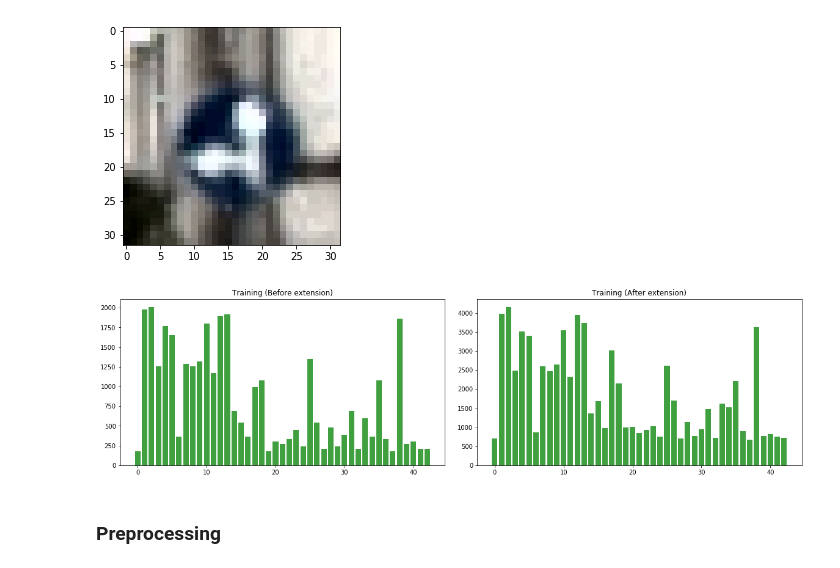
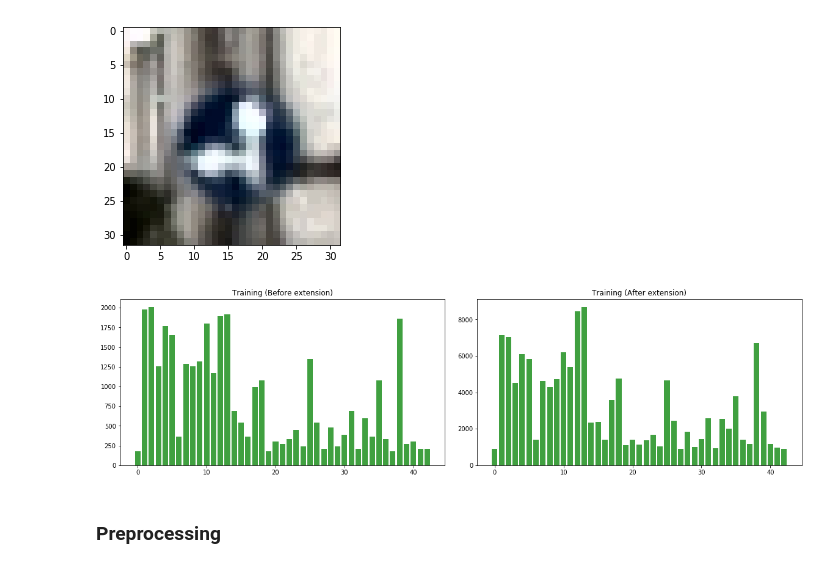
Before and after one commit to hafizur-rahman/CarND-Traffic-Sign-Classifier-Project, a Jupyter notebook: Traffic_Sign_Classifier.ipynb, the cells around one changed output. Saved outputs shown, nothing was run; the diff lists cells and outputs as text; code cells hidden in the pictures.

```diff
--- a/Traffic_Sign_Classifier.ipynb
+++ b/Traffic_Sign_Classifier.ipynb
@@ -210,0 +233,8 @@ show_class_sample(images_by_class)
+# %%
+_y_flip = [
+    (11, 11), (12, 12), (13, 13), (15, 15),
+    (18, 18),(19, 20), (20, 19), (26, 26), (33, 34),
+    (34, 33), (36, 37), (37, 36), (38, 39), (39, 38)
+]
+
+show_flip_sample(_y_flip)
@@ -281,67 +304,55 @@ X_train_extended = []
 y_train_extended = []
 
 hist, bins = np.histogram(y_train, bins=range(44))
-top_k_low_count_classes = np.array(sorted(zip(hist, bins)))[:20,:]
 
-rotation_prop = dict()
-flip_y_diff_class = [(19, 20), (33, 34)]
-for info in flip_y_diff_class:
-    rotation_prop[info[0]] = ([], [info[1]])
-    rotation_prop[info[1]] = ([], [info[0]])
-
-flip_y_same_class = [26]
-for c in flip_y_same_class:
-    rotation_prop[c] = ([], [c])
-
-flip_xy_same_class = [15, 17]
-for c in flip_xy_same_class:
-    rotation_prop[c] = ([c], [c])
+y_flip = dict()
+for c, _c in _y_flip: y_flip[c] = _c
 
 import random as rnd
 rnd.seed(9001)
 
 for i, data in zip(range(len(y_train)), y_train):
-    if hist[data] < 600 or rnd.randint(1, 100) > 80:
+    if data in y_flip.keys():
+        _c = y_flip[data]
+
+        X_train_extended.append(flip_y_axis(X_train[i]))
+        y_train_extended.append(_c)
+        hist[data] = hist[data] + 1
+
+    if hist[data] < 600 or rnd.randint(1, 100) > 50:
         X_train_extended.append(scale_image(X_train[i]))
         y_train_extended.append(data)
 
         X_train_extended.append(rotate_image(X_train[i]))
         y_train_extended.append(data)
 
         v_min, v_max = np.percentile(X_train[i], (2, 98))
         X_train_extended.append(exposure.rescale_intensity(X_train[i], in_range=(v_min, v_max)))
         y_train_extended.append(data)
 
         X_train_extended.append(equalize_hist_color(X_train[i]))
         y_train_extended.append(data)
 
         X_train_extended.append(exposure.adjust_gamma(X_train[i], gamma=0.4, gain=0.9))
         y_train_extended.append(data)
 
         hist[data] = hist[data] + 5
 
-    if data in rotation_prop.keys():
-        r = rotation_prop[data]
-
-        for v in r[1]:
-            X_train_extended.append(flip_y_axis(X_train[i]))
-            y_train_extended.append(v)
-
 
 X_train_extended = np.append(X_train_extended, X_train, axis=0)
 y_train_extended = np.append(y_train_extended, y_train, axis=0)
 
 fig, axs = plt.subplots(1, 2, figsize=(20, 5))
 fig.subplots_adjust(hspace=0.1, wspace=0.1)
 axs = axs.ravel()
 
 for i, dataset in zip(range(3), [("Training (Before extension)", y_train), ("Training (After extension)", y_train_extended)]):
     hist, bins = np.histogram(dataset[1], bins=range(44))
     axs[i].bar(range(43), hist, facecolor='g', alpha=0.75)
     axs[i].set_title(dataset[0])
 plt.show()
 # %% [output]
-[figure, old version]
+[figure, new version]
 # %% [markdown]
 ### Preprocessing
 # %%
```
Also changed, not shown: parts of 9 cells of this notebook.
